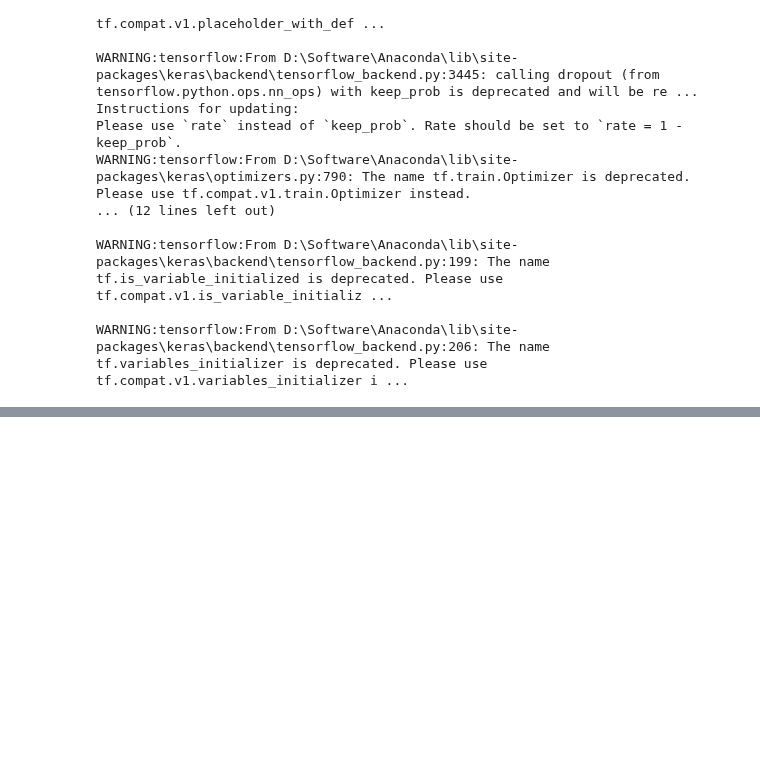
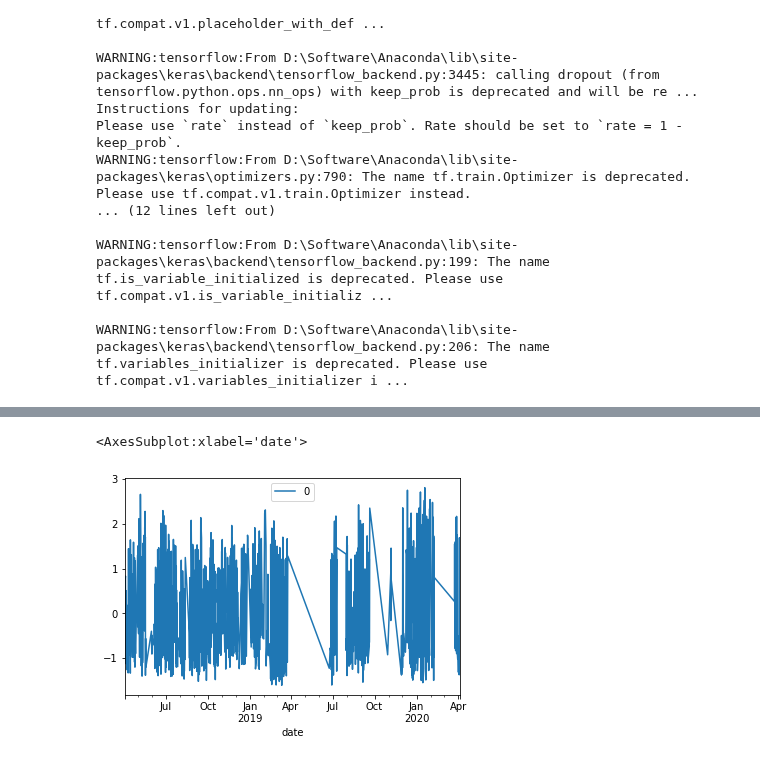
Before and after one commit to AiZhanghan/gearbox-fault-detection, a Jupyter notebook: code/train/li_niu_ping/2.ipynb, the cells around one changed output, grey strips where cells are left out. Cells and saved outputs as stored; diff of their text form; code cells hidden in the pictures; blank space fills up the shorter version.

```diff
--- a/code/train/li_niu_ping/2.ipynb
+++ b/code/train/li_niu_ping/2.ipynb
@@ -104,0 +111,9 @@ anomaly_scores[anomaly_scores[0] > 4]
+# %%
+feature_test.drop(index=anomaly_scores[anomaly_scores[0] > 4].index, inplace=True)
+# %%
+anomaly_scores = detector.decision_function(feature_test)
+# %%
+anomaly_scores.plot()
+# %% [output]
+<AxesSubplot:xlabel='date'>
+[figure, added]
```
Also changed, not shown: parts of 8 cells of this notebook, 24 other files.
